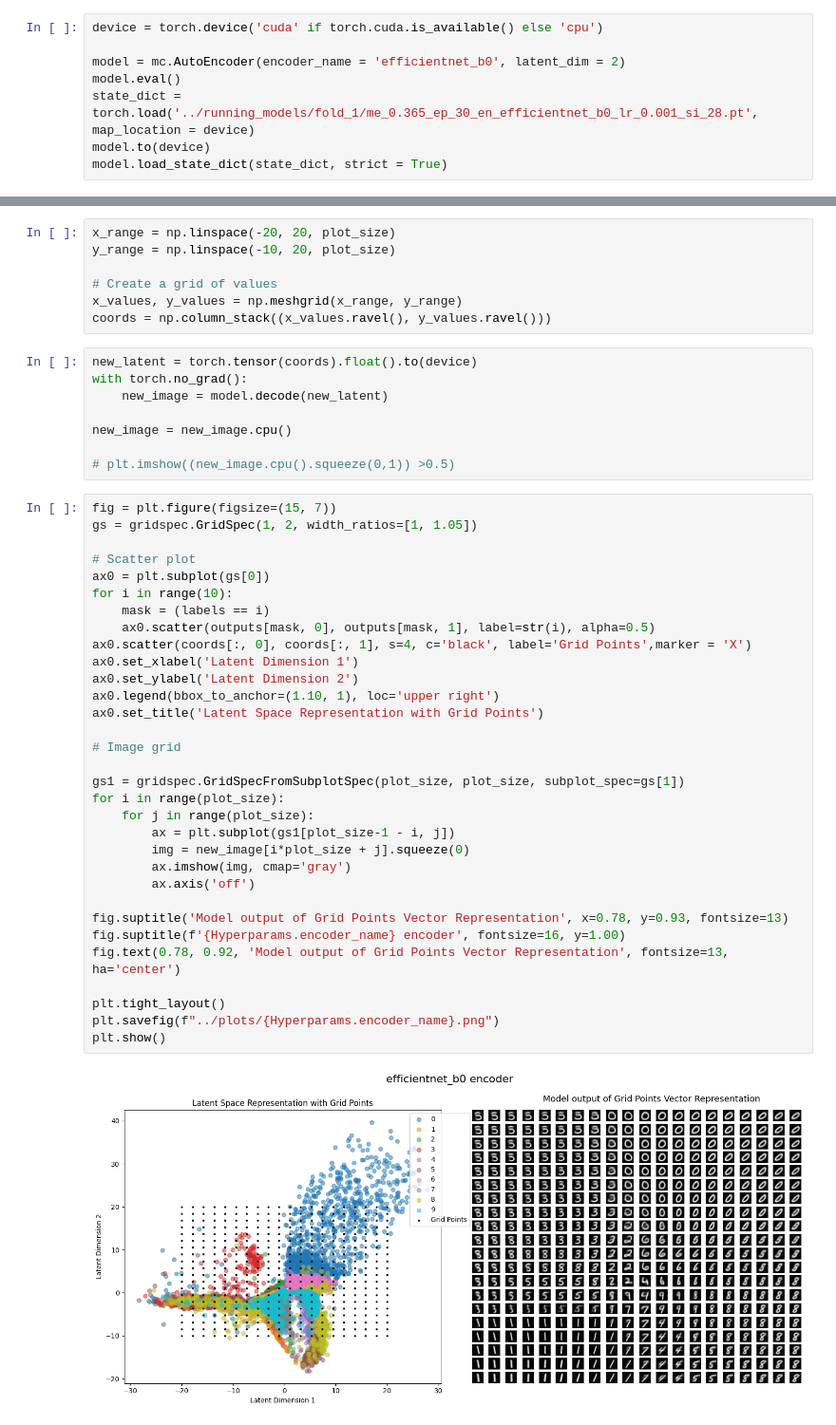
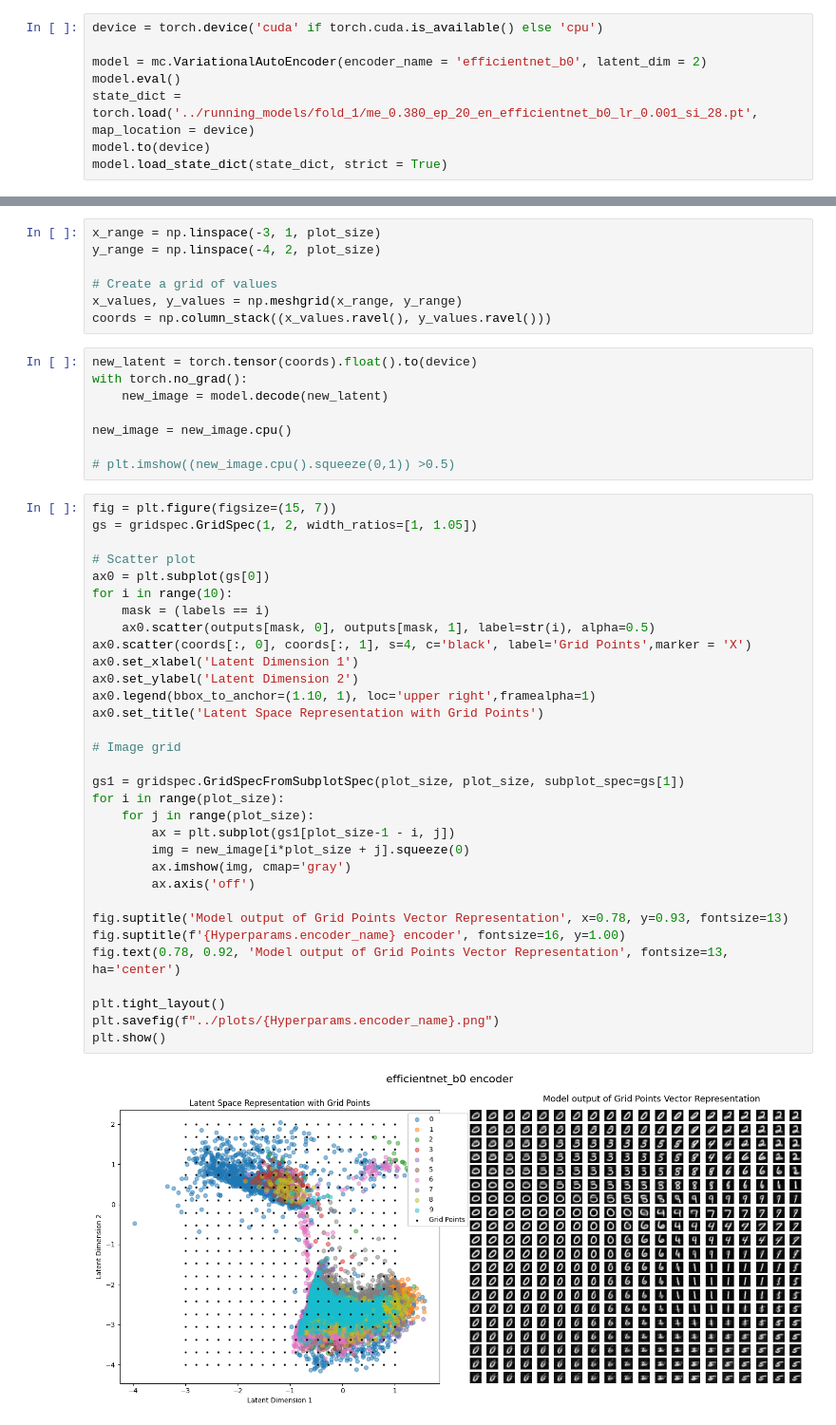
Before and after one commit to JeanMartens/generate-hand-videos-with-beta-VAE, a Jupyter notebook: notebooks/see_clusters.ipynb, the cells around one changed output, grey strips where cells are left out. Shown: that part at 95% size. Cells and saved outputs as stored; diff of their text form.

```diff
--- a/notebooks/see_clusters.ipynb
+++ b/notebooks/see_clusters.ipynb
@@ -43,9 +43,9 @@ import model_classes as mc
 # %%
 device = torch.device('cuda' if torch.cuda.is_available() else 'cpu')
 
-model = mc.AutoEncoder(encoder_name = 'efficientnet_b0', latent_dim = 2)
+model = mc.VariationalAutoEncoder(encoder_name = 'efficientnet_b0', latent_dim = 2)
 model.eval()
-state_dict = torch.load('../running_models/fold_1/me_0.365_ep_30_en_efficientnet_b0_lr_0.001_si_28.pt', map_location = device)
+state_dict = torch.load('../running_models/fold_1/me_0.380_ep_20_en_efficientnet_b0_lr_0.001_si_28.pt', map_location = device)
 model.to(device)
 model.load_state_dict(state_dict, strict = True)
 # %% [output]
@@ -80,8 +80,8 @@ with torch.no_grad():
     outputs = model.encode(images)
 outputs = outputs.cpu()
 # %%
-x_range = np.linspace(-20, 20, plot_size)
-y_range = np.linspace(-10, 20, plot_size)
+x_range = np.linspace(-3, 1, plot_size)
+y_range = np.linspace(-4, 2, plot_size)
 
 # Create a grid of values
 x_values, y_values = np.meshgrid(x_range, y_range)
@@ -99,32 +99,32 @@ fig = plt.figure(figsize=(15, 7))
 gs = gridspec.GridSpec(1, 2, width_ratios=[1, 1.05])
 
 # Scatter plot
 ax0 = plt.subplot(gs[0])
 for i in range(10):
     mask = (labels == i)
     ax0.scatter(outputs[mask, 0], outputs[mask, 1], label=str(i), alpha=0.5)
 ax0.scatter(coords[:, 0], coords[:, 1], s=4, c='black', label='Grid Points',marker = 'X')
 ax0.set_xlabel('Latent Dimension 1')
 ax0.set_ylabel('Latent Dimension 2')
-ax0.legend(bbox_to_anchor=(1.10, 1), loc='upper right')
+ax0.legend(bbox_to_anchor=(1.10, 1), loc='upper right',framealpha=1)
 ax0.set_title('Latent Space Representation with Grid Points')
 
 # Image grid
 
 gs1 = gridspec.GridSpecFromSubplotSpec(plot_size, plot_size, subplot_spec=gs[1])
 for i in range(plot_size):
     for j in range(plot_size):
         ax = plt.subplot(gs1[plot_size-1 - i, j])
         img = new_image[i*plot_size + j].squeeze(0)
         ax.imshow(img, cmap='gray')
         ax.axis('off')
 
 fig.suptitle('Model output of Grid Points Vector Representation', x=0.78, y=0.93, fontsize=13)
 fig.suptitle(f'{Hyperparams.encoder_name} encoder', fontsize=16, y=1.00)
 fig.text(0.78, 0.92, 'Model output of Grid Points Vector Representation', fontsize=13, ha='center')
 
 plt.tight_layout()
 plt.savefig(f"../plots/{Hyperparams.encoder_name}.png")
 plt.show()
 # %% [output]
-[figure, old version]
+[figure, new version]
```
Also changed, not shown: parts of 1 cell of this notebook, 8 other files.
